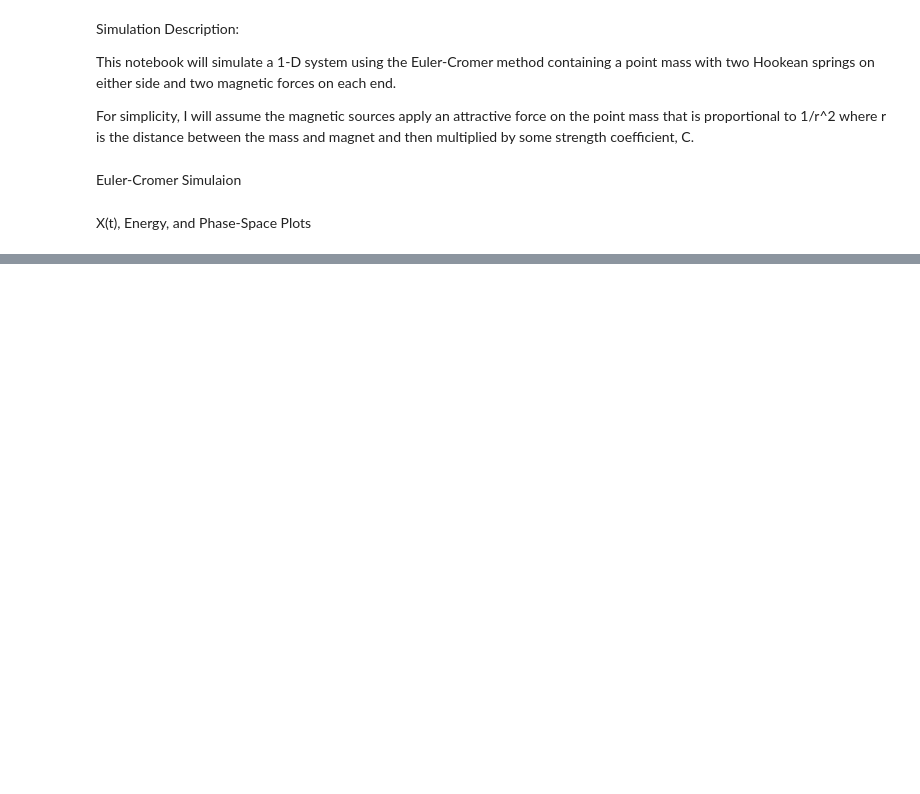
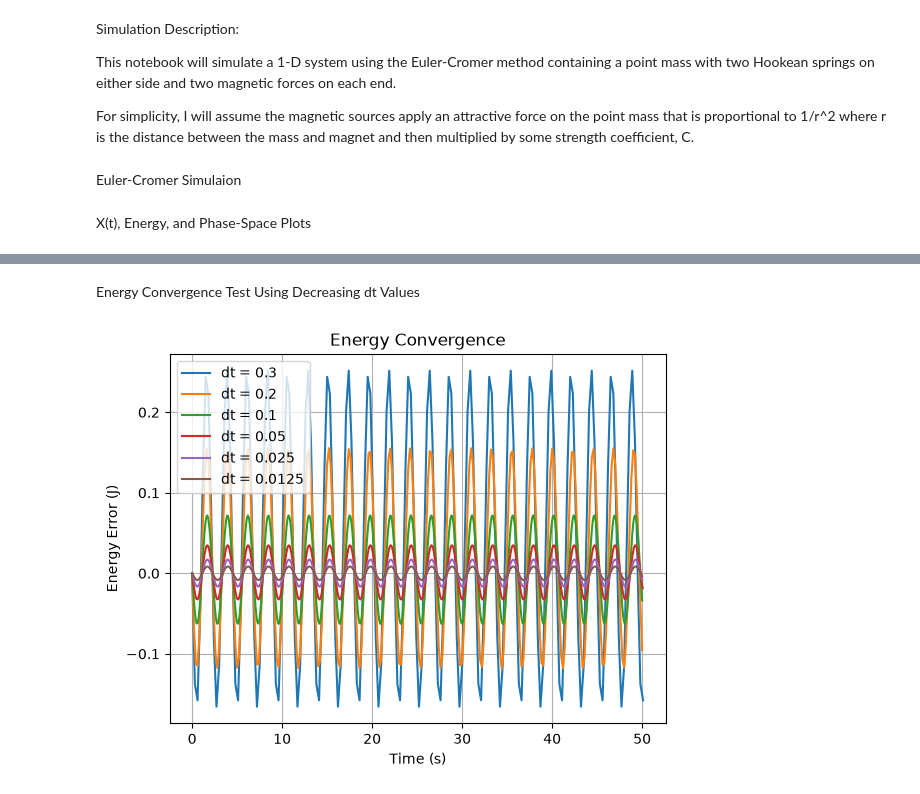
Before and after one commit to tsears1-utk/phys311, a Jupyter notebook: block checkpoints/block_01.ipynb, the cells around one changed output, grey strips where cells are left out. Saved outputs shown, nothing was run; the diff lists cells and outputs as text; code cells hidden in the pictures; blank space fills up the shorter version.

```diff
--- a/block checkpoints/block_01.ipynb
+++ b/block checkpoints/block_01.ipynb
@@ -118,0 +119,23 @@ plt.show()
+# %% [markdown]
+Energy Convergence Test Using Decreasing dt Values
+# %%
+dt_arr = [0.3, 0.2, 0.1, 0.05, 0.025, 0.0125]
+
+plt.figure()
+
+for dt_test in dt_arr:
+    ts, xs, vs, Es = simulate(dt_test)
+
+    # Energy error relative to the initial energy
+    energy_error = Es - Es[0]
+
+    plt.plot(ts, energy_error, label=f"dt = {dt_test}")
+
+plt.xlabel("Time (s)")
+plt.ylabel("Energy Error (J)")
+plt.title("Energy Convergence")
+plt.legend()
+plt.grid()
+plt.show()
+# %% [output]
+[figure, added]
```
Also changed, not shown: parts of 8 cells of this notebook.
